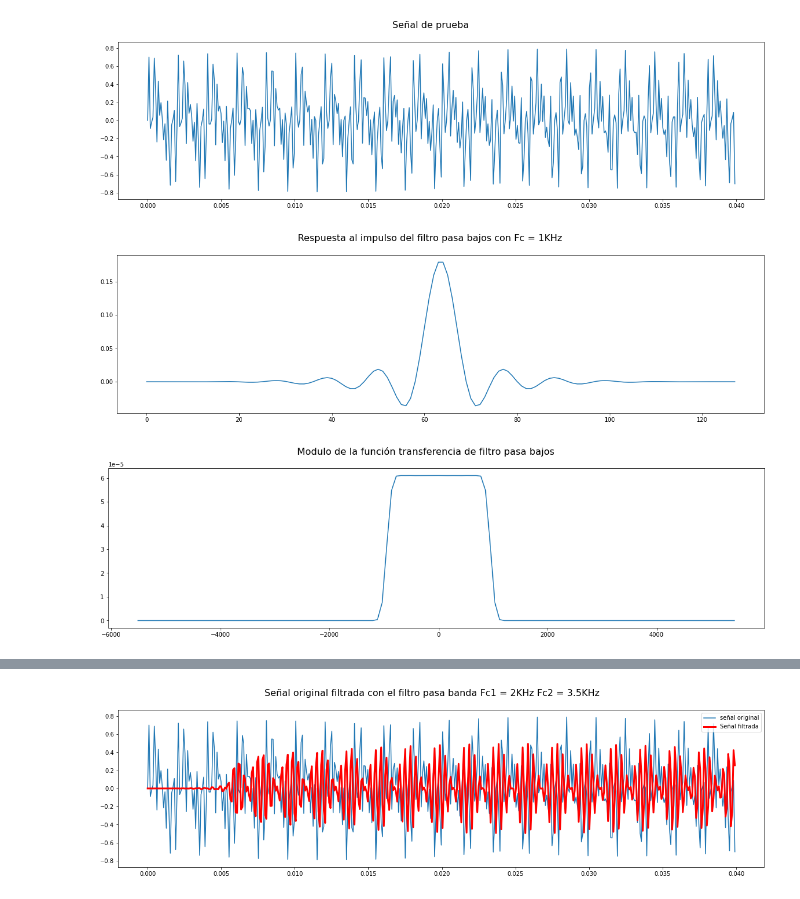
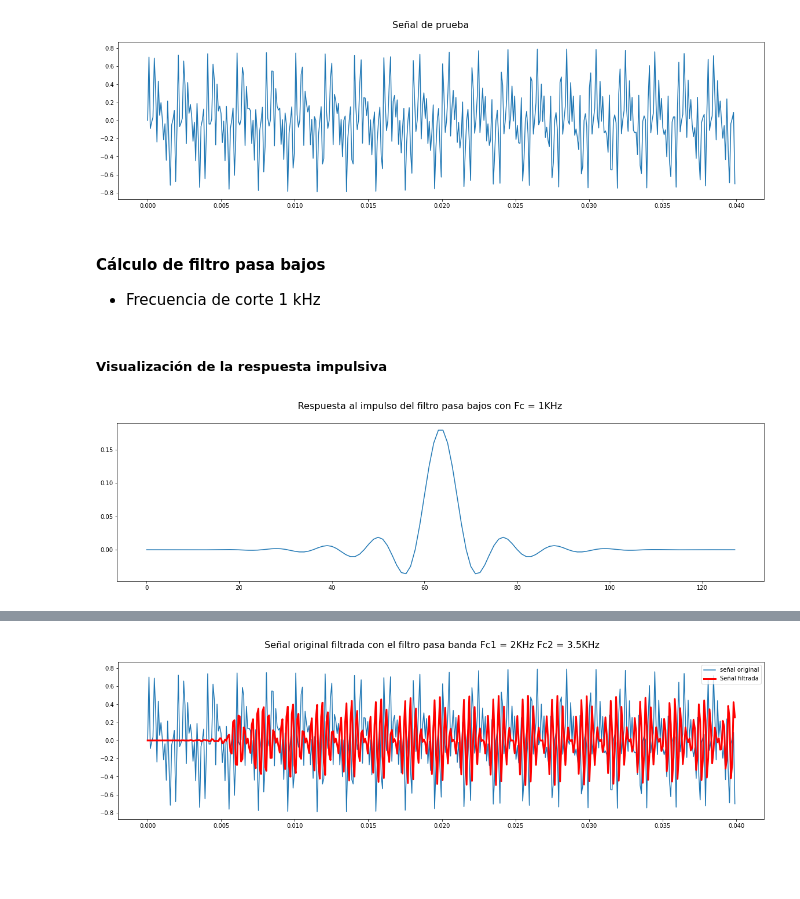
Before and after one commit to davidbro-in/pds-fir-pipeline, a Jupyter notebook: notebooks/fir.ipynb, the cells around one changed output, grey strips where cells are left out. Drawn from its saved outputs; the diff is of its cells as text; code cells hidden in the pictures; blank space fills up the shorter version.

```diff
--- a/notebooks/fir.ipynb
+++ b/notebooks/fir.ipynb
@@ -39,21 +47,17 @@ fig.suptitle("Señal de prueba", fontsize=16)
 plt.plot(t, tones);
 # %% [output]
 [figure]
+# %% [markdown]
+#### Cálculo de filtro pasa bajos
+
+- Frecuencia de corte 1 kHz
 # %%
 lowpass = [-0,-0,-0,0,0,3.052e-05,3.052e-05,3.052e-05,0,-3.052e-05,-6.104e-05,-9.155e-05,-0.0001221,-9.155e-05,0,0.0001526,0.0002747,0.0003357,0.0003052,0.0001221,-0.0001831,-0.0005188,-0.0007629,-0.0007935,-0.0005188,6.104e-05,0.0007935,0.001465,0.00177,0.001465,0.0005493,-0.000824,-0.002289,-0.003235,-0.003265,-0.002075,0.0001526,0.002899,0.005188,0.006134,0.005096,0.001953,-0.002625,-0.007233,-0.01025,-0.01025,-0.006561,0.0003052,0.008606,0.01569,0.01874,0.01575,0.006317,-0.007843,-0.02301,-0.03409,-0.03595,-0.02487,0.0003967,0.03769,0.0817,0.125,0.1597,0.1789,0.1789,0.1597,0.125,0.0817,0.03769,0.0003967,-0.02487,-0.03595,-0.03409,-0.02301,-0.007843,0.006317,0.01575,0.01874,0.01569,0.008606,0.0003052,-0.006561,-0.01025,-0.01025,-0.007233,-0.002625,0.001953,0.005096,0.006134,0.005188,0.002899,0.0001526,-0.002075,-0.003265,-0.003235,-0.002289,-0.000824,0.0005493,0.001465,0.00177,0.001465,0.0007935,6.104e-05,-0.0005188,-0.0007935,-0.0007629,-0.0005188,-0.0001831,0.0001221,0.0003052,0.0003357,0.0002747,0.0001526,0,-9.155e-05,-0.0001221,-9.155e-05,-6.104e-05,-3.052e-05,0,3.052e-05,3.052e-05,3.052e-05,0,0,-0,-0,-0]
-
-fig = plt.figure(figsize=(20, 5))
-fig.suptitle("Respuesta al impulso del filtro pasa bajos con Fc = 1KHz", fontsize=16)
-signalAxes, = plt.plot(lowpass)
-
-HData  = np.fft.fft(lowpass)
-circularHData = np.abs(np.fft.fftshift(HData/len(lowpass)))**2
-f = np.arange(-fs/2, fs/2, fs/len(lowpass))
-
-
-fig = plt.figure(figsize=(20, 5))
-fig.suptitle("Modulo de la función transferencia de filtro pasa bajos", fontsize=16)
-signalAxes, = plt.plot(f, circularHData)
-# %% [output]
-[figure, removed]
-[figure, removed]
+# %% [markdown]
+##### Visualización de la respuesta impulsiva
+# %%
+fig = plt.figure(figsize=(20, 5))
+fig.suptitle("Respuesta al impulso del filtro pasa bajos con Fc = 1KHz", fontsize=16)
+plt.plot(lowpass);
+# %% [output]
+[figure, added]
```
Also changed, not shown: parts of 25 cells of this notebook, 18 other files.
